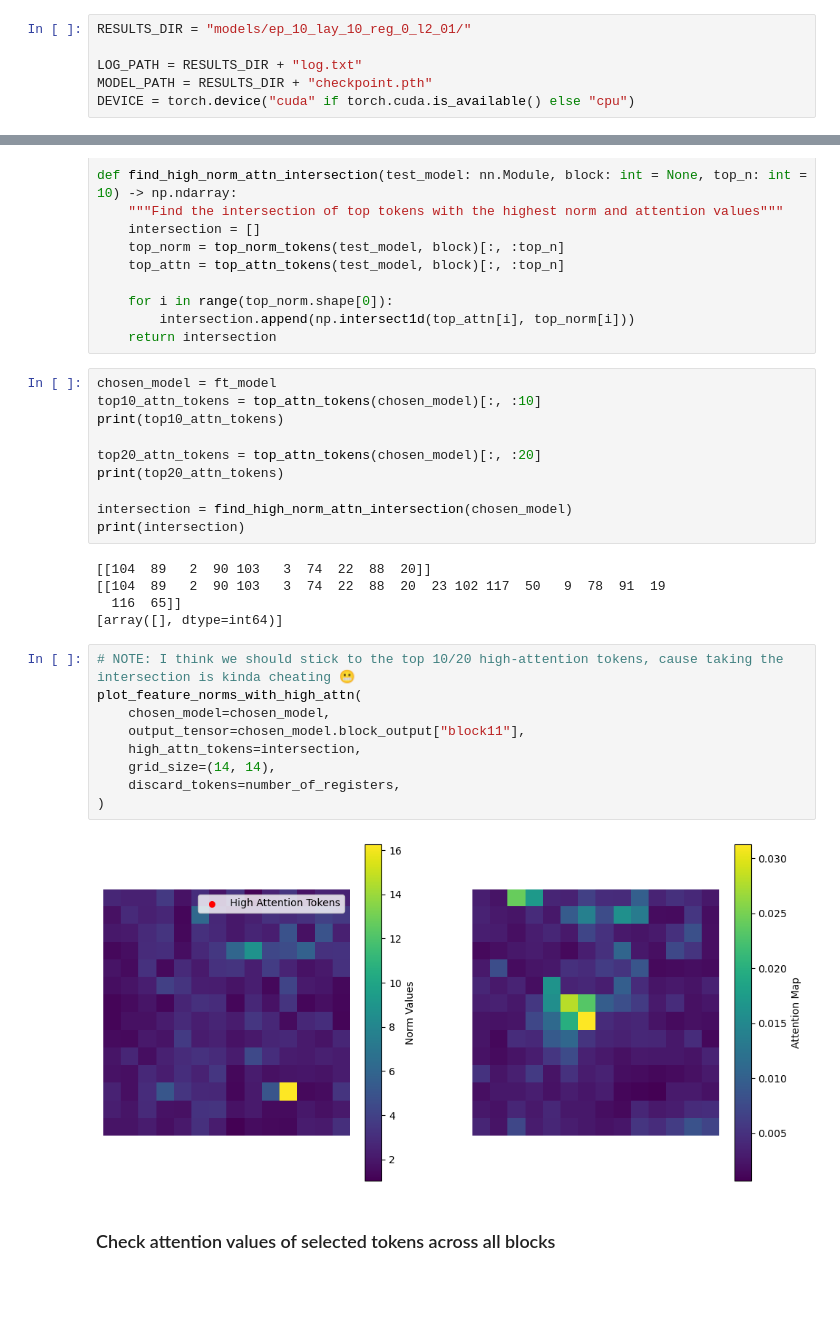
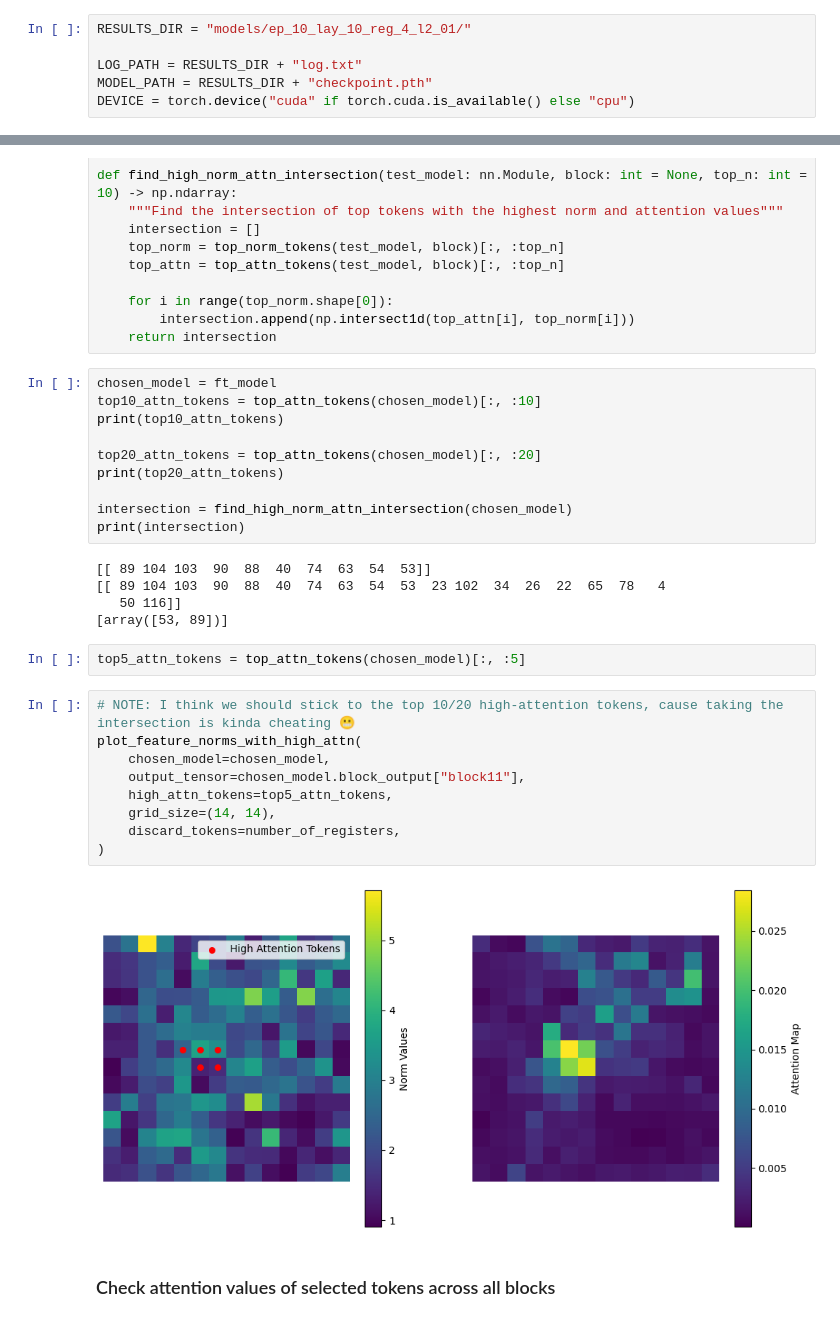
Before and after one commit to azywot/fact, a Jupyter notebook: DEIT-III/deit_fine_tuning.ipynb, the cells around one changed output, grey strips where cells are left out. Drawn from its saved outputs; the diff is of its cells as text; blank space fills up the shorter version.

```diff
--- a/DEIT-III/deit_fine_tuning.ipynb
+++ b/DEIT-III/deit_fine_tuning.ipynb
@@ -31,7 +31,7 @@ from scr_plots import *
 # %% [markdown]
 Set global variables
 # %%
-RESULTS_DIR = "models/ep_10_lay_10_reg_0_l2_01/"
+RESULTS_DIR = "models/ep_10_lay_10_reg_4_l2_01/"
 
 LOG_PATH = RESULTS_DIR + "log.txt"
 MODEL_PATH = RESULTS_DIR + "checkpoint.pth"
@@ -182,21 +192,23 @@ print(top20_attn_tokens)
 intersection = find_high_norm_attn_intersection(chosen_model)
 print(intersection)
 # %% [output]
-[[104  89   2  90 103   3  74  22  88  20]]
-[[104  89   2  90 103   3  74  22  88  20  23 102 117  50   9  78  91  19
-  116  65]]
-[array([], dtype=int64)]
+[[ 89 104 103  90  88  40  74  63  54  53]]
+[[ 89 104 103  90  88  40  74  63  54  53  23 102  34  26  22  65  78   4
+   50 116]]
+[array([53, 89])]
+# %%
+top5_attn_tokens = top_attn_tokens(chosen_model)[:, :5]
 # %%
 # NOTE: I think we should stick to the top 10/20 high-attention tokens, cause taking the intersection is kinda cheating 😬
 plot_feature_norms_with_high_attn(
     chosen_model=chosen_model,
     output_tensor=chosen_model.block_output["block11"],
-    high_attn_tokens=intersection,
+    high_attn_tokens=top5_attn_tokens,
     grid_size=(14, 14),
     discard_tokens=number_of_registers,
 )
 # %% [output]
-[figure, old version]
+[figure, new version]
 # %% [markdown]
 ### Check attention values of selected tokens across all blocks
 # %%
```
Also changed, not shown: parts of 12 cells of this notebook, 2 other files.
